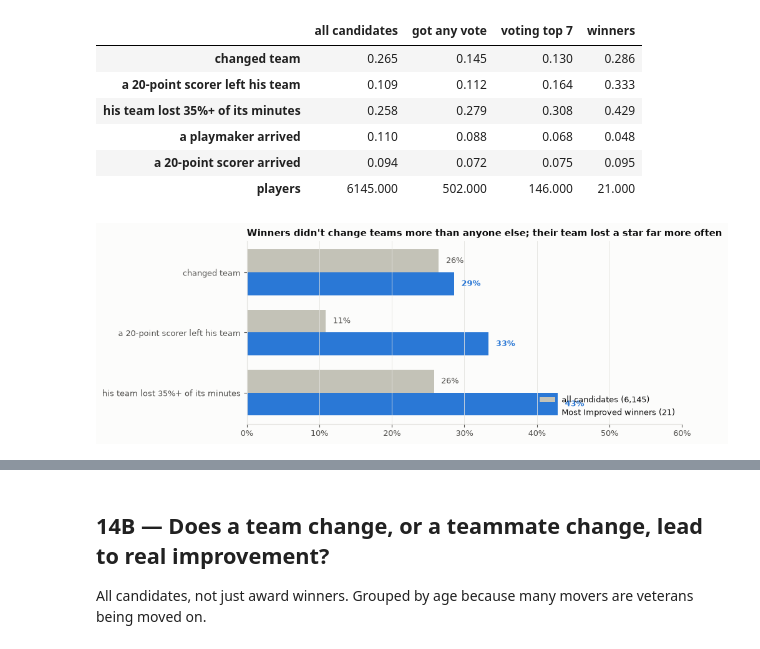
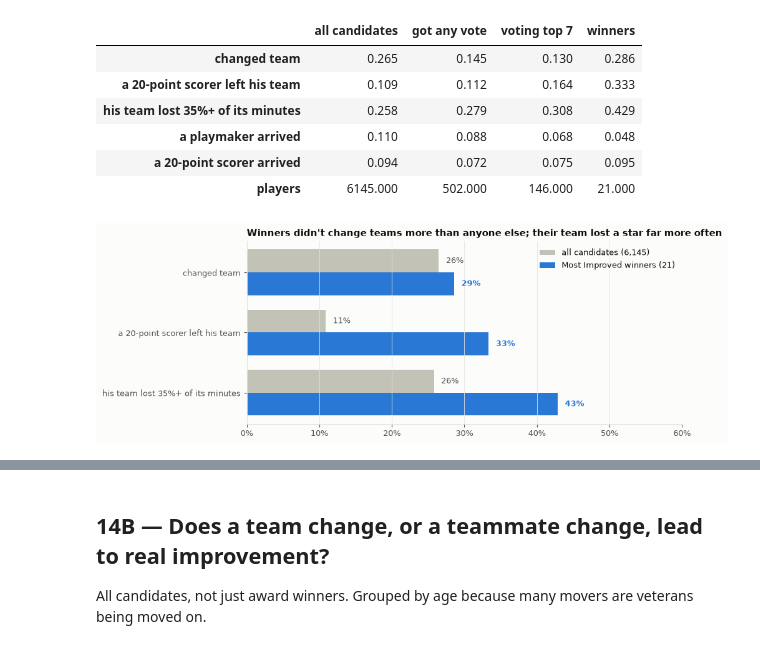
Before and after one commit to dan-j-e/unicorn-hunting, a Jupyter notebook: notebooks/14_team_changes.ipynb, the cells around one changed output, grey strips where cells are left out. Drawn from its saved outputs; the diff is of its cells as text; code cells hidden in the pictures.

Commit message:
Notebook 14: move chart legend

```diff
--- a/notebooks/14_team_changes.ipynb
+++ b/notebooks/14_team_changes.ipynb
@@ -108,18 +108,18 @@ share.round(3)
 # %%
 rows = ["changed team", "a 20-point scorer left his team", "his team lost 35%+ of its minutes"]
 fig, ax = plt.subplots(figsize=(9, 3.8))
 y = np.arange(len(rows)); h = 0.38
 ax.barh(y - h / 2, share.loc[rows, "all candidates"], h, color=MUTED, label=f"all candidates ({len(e):,})")
 ax.barh(y + h / 2, share.loc[rows, "winners"], h, color=BLUE, label=f"Most Improved winners ({int(e['mip'].sum())})")
 for yi, r in zip(y, rows):
     ax.text(share.loc[r, "all candidates"] + 0.01, yi - h / 2, f"{share.loc[r, 'all candidates']:.0%}", va="center", fontsize=9, color=INK2)
     ax.text(share.loc[r, "winners"] + 0.01, yi + h / 2, f"{share.loc[r, 'winners']:.0%}", va="center", fontsize=9, color=BLUE, fontweight="bold")
 ax.set_yticks(y, rows); ax.invert_yaxis(); ax.xaxis.set_major_formatter(lambda v, _: f"{v:.0%}"); ax.set_xlim(0, 0.6)
-ax.grid(axis="y", visible=False); ax.legend(frameon=False, loc="lower right")
+ax.grid(axis="y", visible=False); ax.legend(frameon=False, loc="upper right")
 ax.set_title("Winners didn't change teams more than anyone else; their team lost a star far more often", loc="left")
 fig.savefig(FIG_DIR / "14_team_change_vs_winners.png", dpi=150, bbox_inches="tight")
 # %% [output]
-[figure, old version]
+[figure, new version]
 # %%
 e[e["mip"]][["season", "player_name", "changed_team", "star_left", "team_minutes_left", "playmaker_arrived", "star_arrived"]].sort_values("season").round(2).set_index("season")
 # %% [output]
```
Also changed, not shown: 1 other file.
